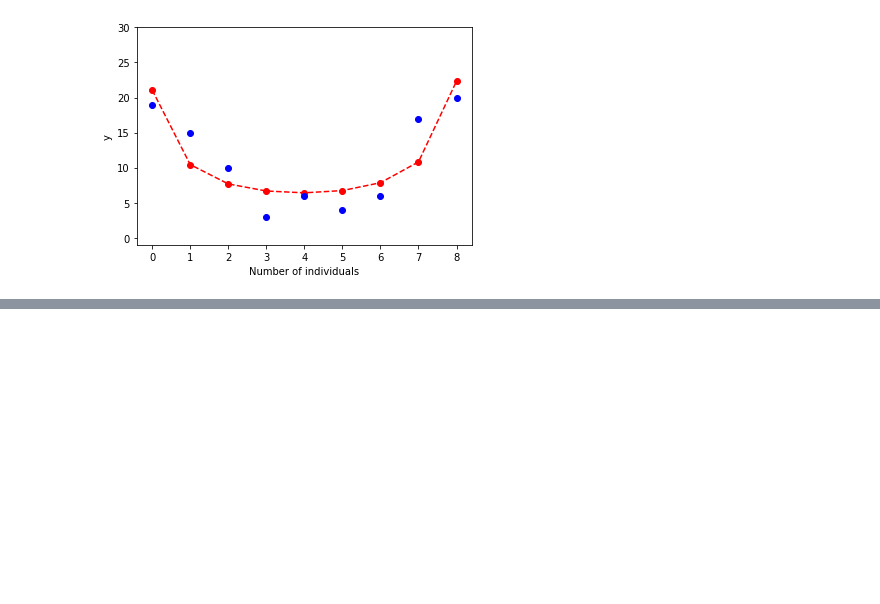
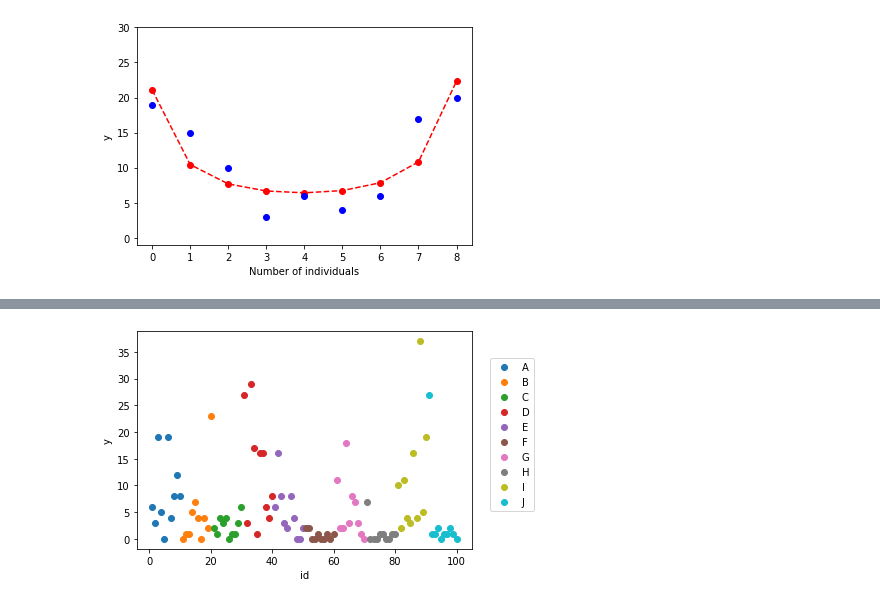
Before and after one commit to KFurudate/Midoribon, a Jupyter notebook: chap10.ipynb, the cells around one changed output, grey strips where cells are left out. Cells and saved outputs as stored; diff of their text form; code cells hidden in the pictures; blank space fills up the shorter version.

```diff
--- a/chap10.ipynb
+++ b/chap10.ipynb
@@ -268,0 +274,2 @@ plt.show()
+# %%
+data =  pd.read_csv(os.path.join(data_dir, 'chap10b_data.csv'))
@@ -268,0 +304,11 @@ plt.show()
+# %%
+label = data["pot"].unique()
+for l in label:
+    plt.scatter(data[data.pot == l]["id"], data[data.pot == l]["y"], label=l)
+
+plt.legend(bbox_to_anchor=(1.2, 0.9))
+plt.xlabel('id')
+plt.ylabel('y')
+plt.show()
+# %% [output]
+[figure, added]
```
Also changed, not shown: parts of 9 cells of this notebook.
